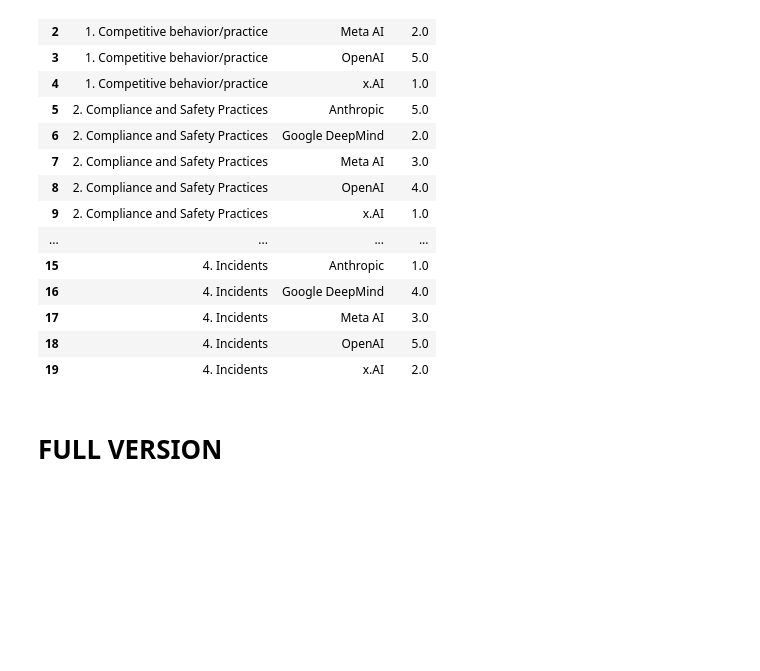
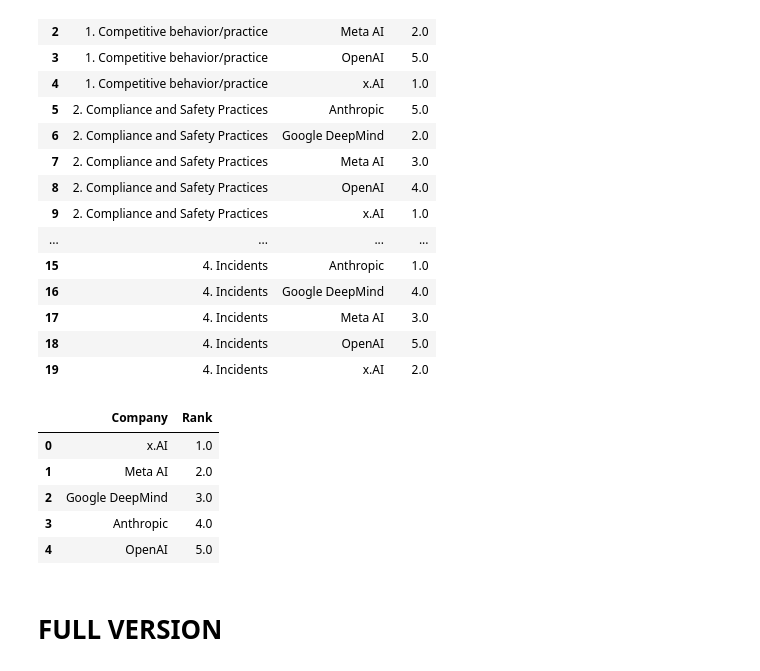
Before and after one commit to madegde/airisk-dashboard, a Jupyter notebook: AI Risk Index Charts.ipynb, the cells around one changed output. Drawn from its saved outputs; the diff is of its cells as text; code cells hidden in the pictures; blank space fills up the shorter version.

```diff
--- a/AI Risk Index Charts.ipynb
+++ b/AI Risk Index Charts.ipynb
@@ -410,3 +447,16 @@ rank_cat_df
 | 19 | 4. Incidents | x.AI | 2.0 |
 # %%
 rank_cat_df.to_csv("data/risk_category_rank.csv", index=False)
+# %%
+# Aggregate the data by 'Company'
+rank_company_df = rank_cat_df.groupby(['Company']).agg({'Rank': 'sum'}).reset_index()
+rank_company_df['Rank'] = rank_company_df['Rank'].rank(ascending=True, method='min')
+rank_company_df = rank_company_df.sort_values(by='Rank', ascending=True).reset_index(drop=True)
+rank_company_df
+# %% [output]
+|  | Company | Rank |
+| 0 | x.AI | 1.0 |
+| 1 | Meta AI | 2.0 |
+| 2 | Google DeepMind | 3.0 |
+| 3 | Anthropic | 4.0 |
+| 4 | OpenAI | 5.0 |
```
Also changed, not shown: parts of 7 cells of this notebook, 4 other files.
